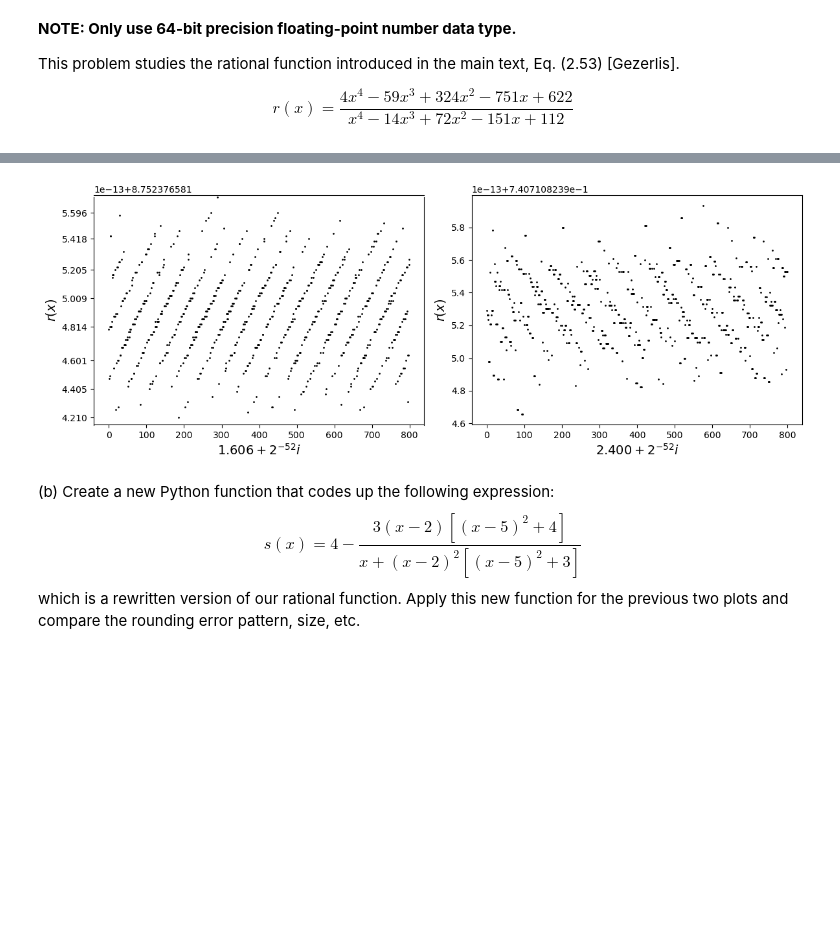
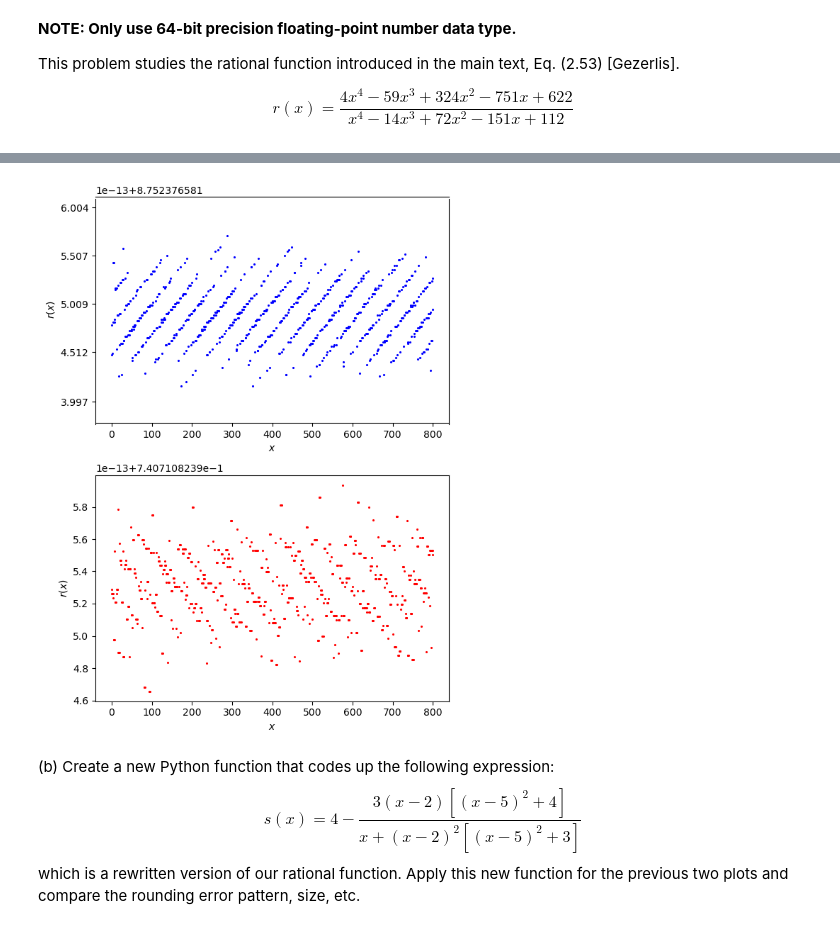
Before and after one commit to ecbaculo/ap155lab_ay26271, a Jupyter notebook: ap155_3MoreNumbers_baculo.ipynb, the cells around one changed output, grey strips where cells are left out. Cells and saved outputs as stored; diff of their text form; code cells hidden in the pictures; blank space fills up the shorter version.

```diff
--- a/ap155_3MoreNumbers_baculo.ipynb
+++ b/ap155_3MoreNumbers_baculo.ipynb
@@ -129,33 +170,63 @@ $$ r(x) = \frac{4x^4 - 59x^3 + 324 x^2 - 751x + 622}{x^4 - 14x^3 + 72x^2 - 151x
 # %%
 import matplotlib.pyplot as plt
 import numpy as np
 
 # take note of the ordering of the coefficients
 # note that Eq. (1) is written in increasing powers of x from left to right
 # while Eq. (4) is written in decreasing powers of x from left to right
 
 num_coeffs = [622, -751, 324, -59, 4]
 den_coeffs = [112, -151, 72, -14, 1]
 
 # try to learn the syntax in generating subplots as they are very flexible
 # plt.subplots()
 
-fig, (ax1, ax2) = plt.subplots(1, 2, figsize=(12, 4.5))
+def horner(coeffs, x):
+  """
+  Evaluates a polynomial with coefficients ordered by increasing powers using Horner's rule.
+  """
+  result = np.zeros_like(x, dtype=np.float64)
+  for c in reversed(coeffs):
+    result = result * x + c
+  return result
+
+def r(x):
+  """
+  Evaluates the rational function r(x) using Horner's rule.
+  """
+  return horner(num_coeffs, x) / horner(den_coeffs, x)
+
+# Domain setup in 64-bit precision
+i = np.arange(801, dtype=np.float64)
+dx = np.float64(2**-52)
+
+x1 = np.float64(1.606) + dx * i
+x2 = np.float64(2.400) + dx * i
+
+r1 = r(x1)
+r2 = r(x2)
+
+# Generate Figure 2.3 (Part A: 2 Subplots)
+fig, (ax1, ax2) = plt.subplots(2, 1, figsize=(6, 8))
 
 # you may need to truncate ylim bounds to see the pattern
+ymin, ymax = np.min(r1), np.max(r1)
+padding = (ymax - ymin) * 0.25
+ax1.set_ylim(ymin - padding, ymax + padding)
 
-ax1.scatter()
-ax1.set_xlabel()
-ax1.set_ylabel()
-ax1.set_ylim()
+ax1.scatter(i, r1, color="blue", s=1.5)
+ax1.set_xlabel(r"$x$")
+ax1.set_ylabel(r"$r(x)$")
 
-ax2.scatter()
-ax2.set_xlabel()
-ax2.set_ylabel()
+ax2.scatter(i, r2, color="red", s=1.5)
+ax2.set_xlabel(r"$x$")
+ax2.set_ylabel(r"$r(x)$")
 
 plt.tight_layout()
+plt.savefig("Horner_Plot.png", dpi=300, bbox_inches="tight")
+plt.show()
 # %% [output]
-[figure, old version]
+[figure, new version]
 # %% [markdown]
 (b) Create a new Python function that codes up the following expression:
 $$ s(x)= 4− \frac{3(x−2)[(x−5)^2 + 4]}{x + (x−2)^2[(x−5)^2 + 3]} \tag{5}$$
```
Also changed, not shown: parts of 14 cells of this notebook.
